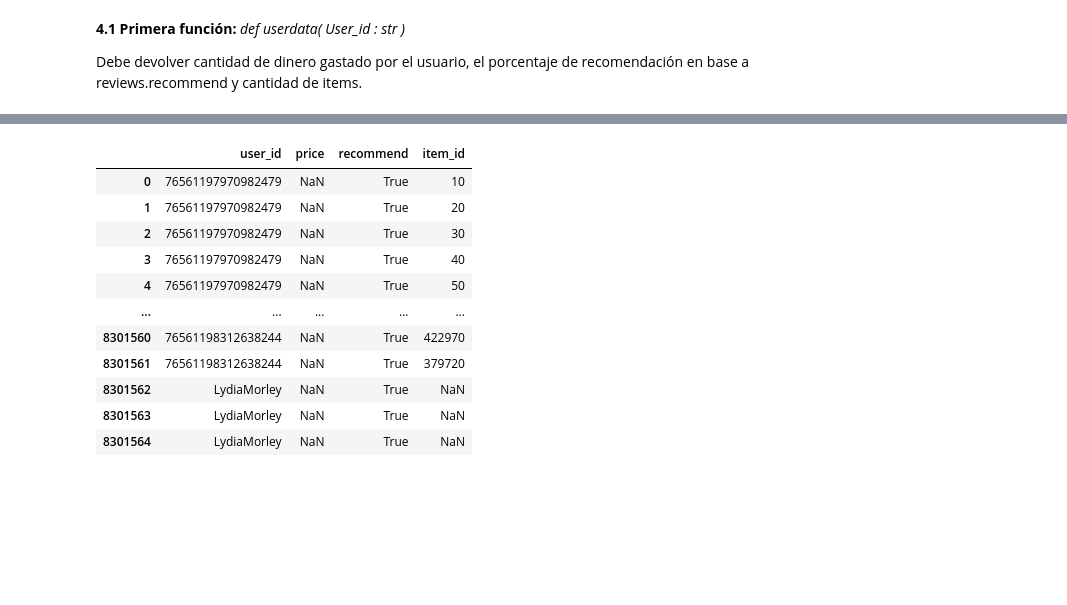
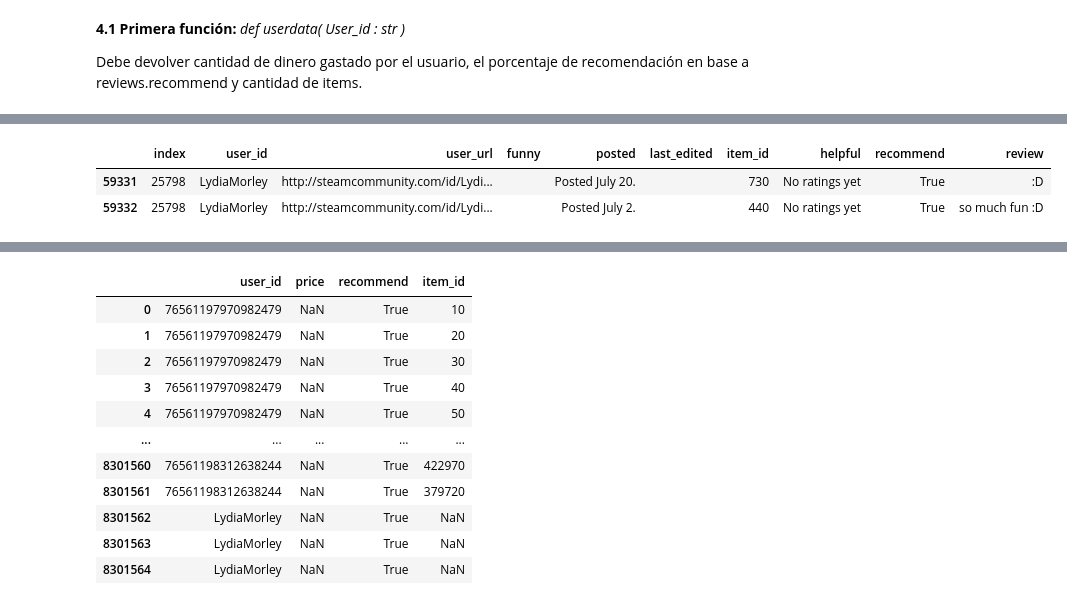
Before and after one commit to JPBertonee/PI_MLOps_Henry, a Jupyter notebook: Desarrollo.ipynb, the cells around one changed output, grey strips where cells are left out. Cells and saved outputs as stored; diff of their text form; code cells hidden in the pictures; blank space fills up the shorter version.

Commit message:
last

```diff
--- a/Desarrollo.ipynb
+++ b/Desarrollo.ipynb
@@ -329,0 +340,6 @@ Debe devolver cantidad de dinero gastado por el usuario, el porcentaje de recome
+# %%
+df_reviews_full.tail(2)
+# %% [output]
+|  | index | user_id | user_url | funny | posted | last_edited | item_id | helpful | recommend | review |
+| 59331 | 25798 | LydiaMorley | http://steamcommunity.com/id/Lydi... |  | Posted July 20. |  | 730 | No ratings yet | True | :D |
+| 59332 | 25798 | LydiaMorley | http://steamcommunity.com/id/Lydi... |  | Posted July 2. |  | 440 | No ratings yet | True | so much fun :D |
```
Also changed, not shown: parts of 13 cells of this notebook.
